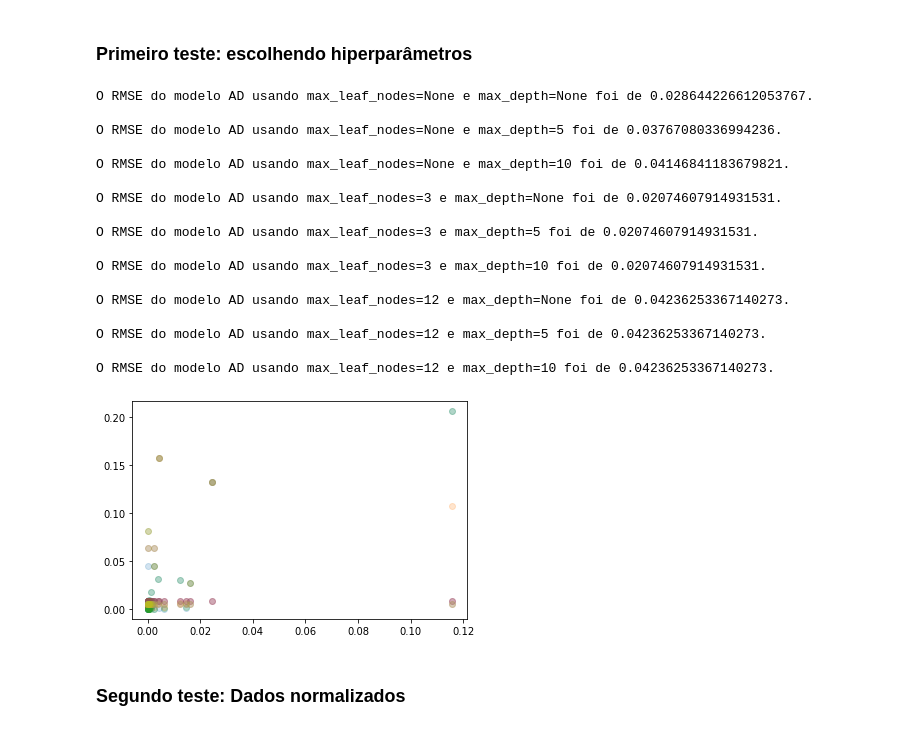
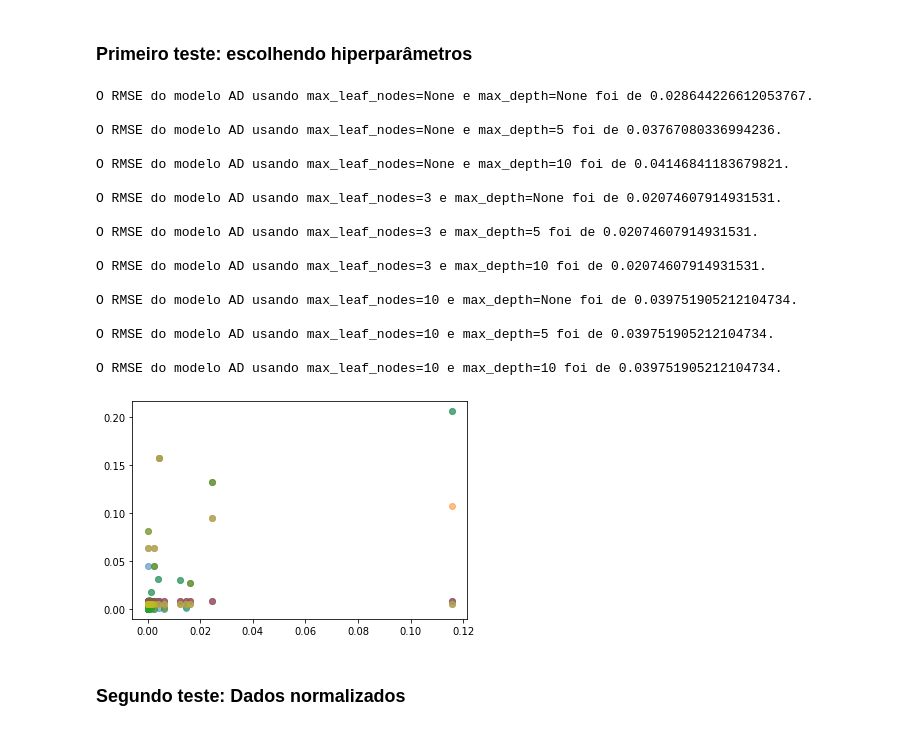
Before and after one commit to AnaLoponi/Machine_Learning_Casos_de_Dengue, a Jupyter notebook: Bloco 2.ipynb, the cells around one changed output. Cells and saved outputs as stored; diff of their text form; code cells hidden in the pictures.

```diff
--- a/Bloco 2.ipynb
+++ b/Bloco 2.ipynb
@@ -148,7 +149,7 @@ for n in VIZINHOS:
     print()
 
     # Gráfico de desempenho
-    plt.plot(y_verdadeiro, y_previsao, ls="none", marker="o", alpha=0.2)
+    plt.plot(y_verdadeiro, y_previsao, ls="none", marker="o", alpha=0.5)
 # %% [output]
 O RMSE do modelo k-NN usando k = 3, para os dados normalizados foi de 0.03382389357649117.
 
@@ -176,7 +177,7 @@ for n in VIZINHOS:
     print(f"O RMSE do modelo k-NN usando k = {n}, para os dados normalizados, foi de {RMSE}.")
     print()
 
-    plt.plot(y_verdadeiro, y_previsao, ls="none", marker="o", alpha=0.2)
+    plt.plot(y_verdadeiro, y_previsao, ls="none", marker="o", alpha=0.5)
 # %% [output]
 O RMSE do modelo k-NN usando k = 1, para os dados normalizados, foi de 0.026519787585253474.
 
@@ -204,7 +205,7 @@ for n in VIZINHOS:
     print(f"O RMSE do modelo k-NN usando k={n} foi de {RMSE}.")
     print()
 
-    plt.plot(y_verdadeiro, y_previsao, ls="none", marker="o", alpha=0.2)
+    plt.plot(y_verdadeiro, y_previsao, ls="none", marker="o", alpha=0.5)
 # %% [output]
 O RMSE do modelo k-NN usando k=3 foi de 763.2373020309408.
 
@@ -229,7 +230,7 @@ for n in VIZINHOS:
     print(f"O RMSE do modelo k-NN usando k={n} foi de {RMSE}.")
     print()
 
-    plt.plot(y_verdadeiro, y_previsao, ls="none", marker="o", alpha=0.2)
+    plt.plot(y_verdadeiro, y_previsao, ls="none", marker="o", alpha=0.5)
 # %% [output]
 O RMSE do modelo k-NN usando k=1 foi de 1426.334621192693.
 
@@ -295,7 +290,7 @@ O RMSE do modelo linear foi de 721.8705006823202.
 # %%
 from itertools import product
 
-NUM_FOLHAS = [None, 3, 12]
+NUM_FOLHAS = [None, 3, 10]
 NUM_PROFUNDIDADE = [None, 5, 10]
 
 for n_folhas, n_profundidade in product(NUM_FOLHAS, NUM_PROFUNDIDADE):
@@ -304,38 +299,38 @@ for n_folhas, n_profundidade in product(NUM_FOLHAS, NUM_PROFUNDIDADE):
         max_depth=n_profundidade,
         random_state=SEMENTE_ALEATORIA,
     )
 
     modelo_dt.fit(normalizador_x.transform(X_treino), normalizador_y.transform(y_treino))
 
     y_verdadeiro = normalizador_y.transform(y_teste)
     y_previsao = modelo_dt.predict(normalizador_x.transform(X_teste))
     RMSE = mean_squared_error(y_verdadeiro, y_previsao, squared=False)
 
     print(
         f"O RMSE do modelo AD usando max_leaf_nodes={n_folhas} "
         f"e max_depth={n_profundidade} foi de {RMSE}."
     )
     print()
-    plt.plot(y_verdadeiro, y_previsao, ls="none", marker="o", alpha=0.2)
+    plt.plot(y_verdadeiro, y_previsao, ls="none", marker="o", alpha=0.5)
 # %% [output]
 O RMSE do modelo AD usando max_leaf_nodes=None e max_depth=None foi de 0.028644226612053767.
 
 O RMSE do modelo AD usando max_leaf_nodes=None e max_depth=5 foi de 0.03767080336994236.
 
 O RMSE do modelo AD usando max_leaf_nodes=None e max_depth=10 foi de 0.04146841183679821.
 
 O RMSE do modelo AD usando max_leaf_nodes=3 e max_depth=None foi de 0.02074607914931531.
 
 O RMSE do modelo AD usando max_leaf_nodes=3 e max_depth=5 foi de 0.02074607914931531.
 
 O RMSE do modelo AD usando max_leaf_nodes=3 e max_depth=10 foi de 0.02074607914931531.
 
-O RMSE do modelo AD usando max_leaf_nodes=12 e max_depth=None foi de 0.04236253367140273.
+O RMSE do modelo AD usando max_leaf_nodes=10 e max_depth=None foi de 0.039751905212104734.
 
-O RMSE do modelo AD usando max_leaf_nodes=12 e max_depth=5 foi de 0.04236253367140273.
+O RMSE do modelo AD usando max_leaf_nodes=10 e max_depth=5 foi de 0.039751905212104734.
 
-O RMSE do modelo AD usando max_leaf_nodes=12 e max_depth=10 foi de 0.04236253367140273.
+O RMSE do modelo AD usando max_leaf_nodes=10 e max_depth=10 foi de 0.039751905212104734.
-[figure, old version]
+[figure, new version]
 # %% [markdown]
 ### Segundo teste: Dados normalizados
 # %%
```
Also changed, not shown: parts of 22 cells of this notebook.
